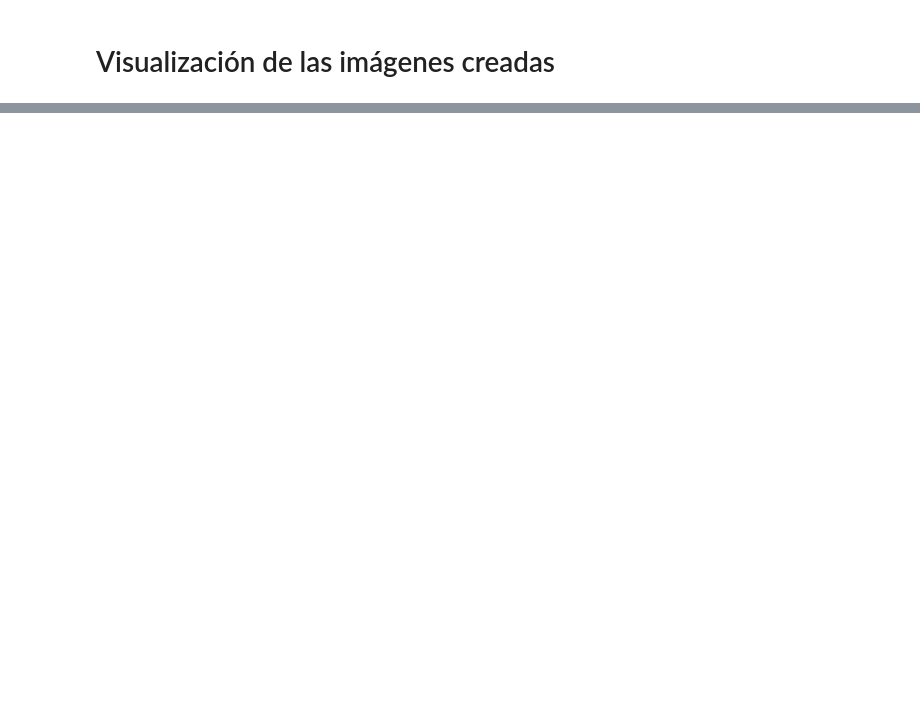
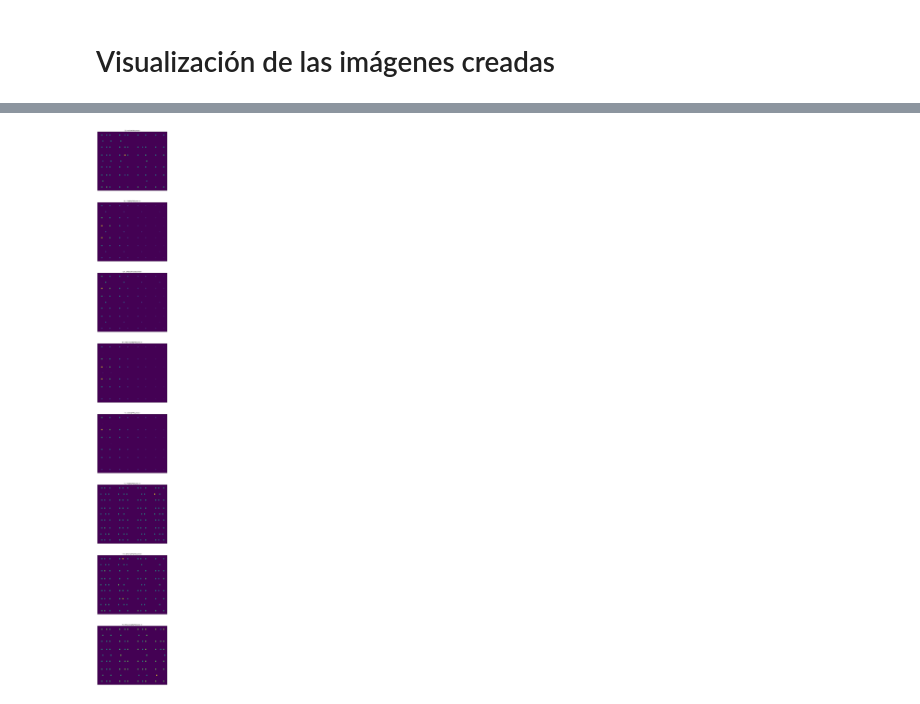
Before and after one commit to CIEMAT-Neutrino/AI_nuvT, a Jupyter notebook: image_visualization.ipynb, the cells around one changed output, grey strips where cells are left out. Saved outputs shown, nothing was run; the diff lists cells and outputs as text; code cells hidden in the pictures; blank space fills up the shorter version.

```diff
--- a/image_visualization.ipynb
+++ b/image_visualization.ipynb
@@ -4,7 +4,7 @@
 # %%
 from imports import *
 # %%
-image_max = np.load("image_max.npy")
-image_min = np.load("image_min.npy")
+image_max = np.load("saved_archives/image_max.npy")
+image_min = np.load("saved_archives/image_min.npy")
 # %%
 # Ejemplo de uso
@@ -19,0 +18,23 @@ C1: Visible/Volumen -  ||  C2: Visible/Volumen +  ||  C3: Ultravioleta/Volumen -
+# %%
+event_index = np.array([523])
+
+num_columns = 1  # Fixed number of columns
+num_rows = 8  # Number of rows
+
+labels = [
+    "C1: Visible/Volumen -", "C2: Visible/Volumen +",
+    "C3: Ultravioleta/Volumen -", "C4: Ultravioleta/Volumen +",
+    "T1: Visible/Volumen -", "T2: Visible/Volumen +",
+    "T3: Ultravioleta/Volumen -", "T4: Ultravioleta/Volumen +"
+]
+
+fig, axs = plt.subplots(num_rows, num_columns,figsize=(30,80))
+
+for i in range(num_rows):
+    axs[i].imshow(np.squeeze(image_max[event_index, :, :, i-1]), cmap='viridis')  # Use squeeze to fix shape
+    axs[i].set_title(labels[i])  # Set the title for each subplot
+
+plt.setp(axs, xticks=[], yticks=[])
+plt.show()
+# %% [output]
+[figure, added]
```
Also changed, not shown: parts of 1 cell of this notebook, 3 other files.
